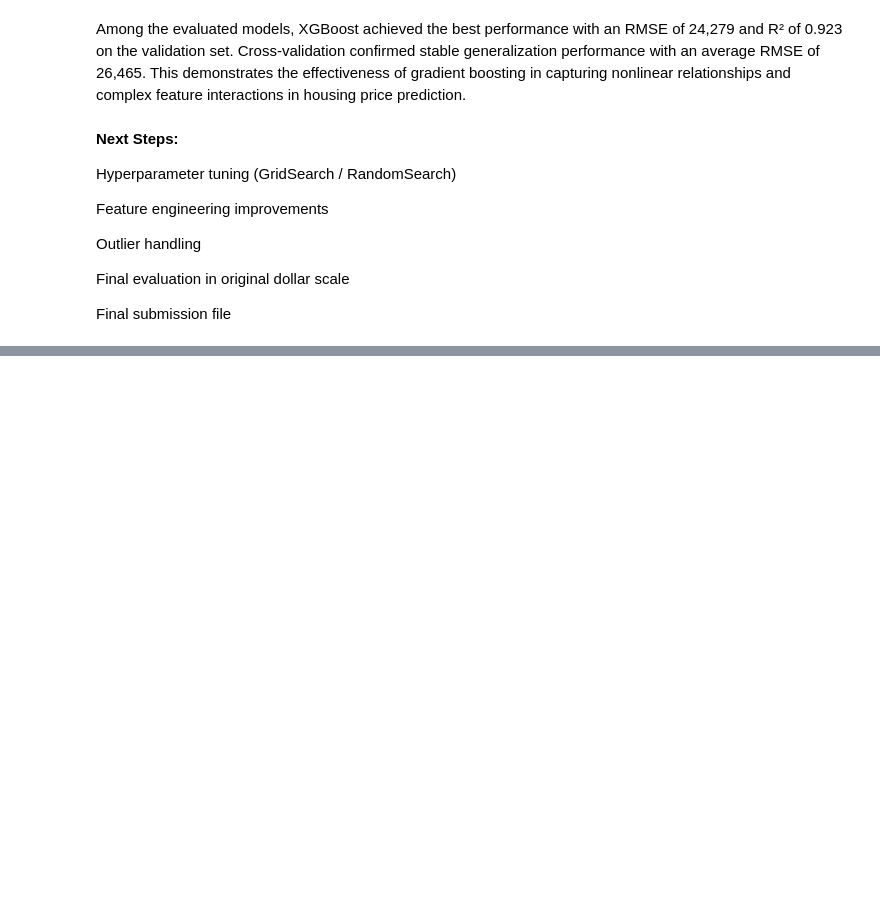
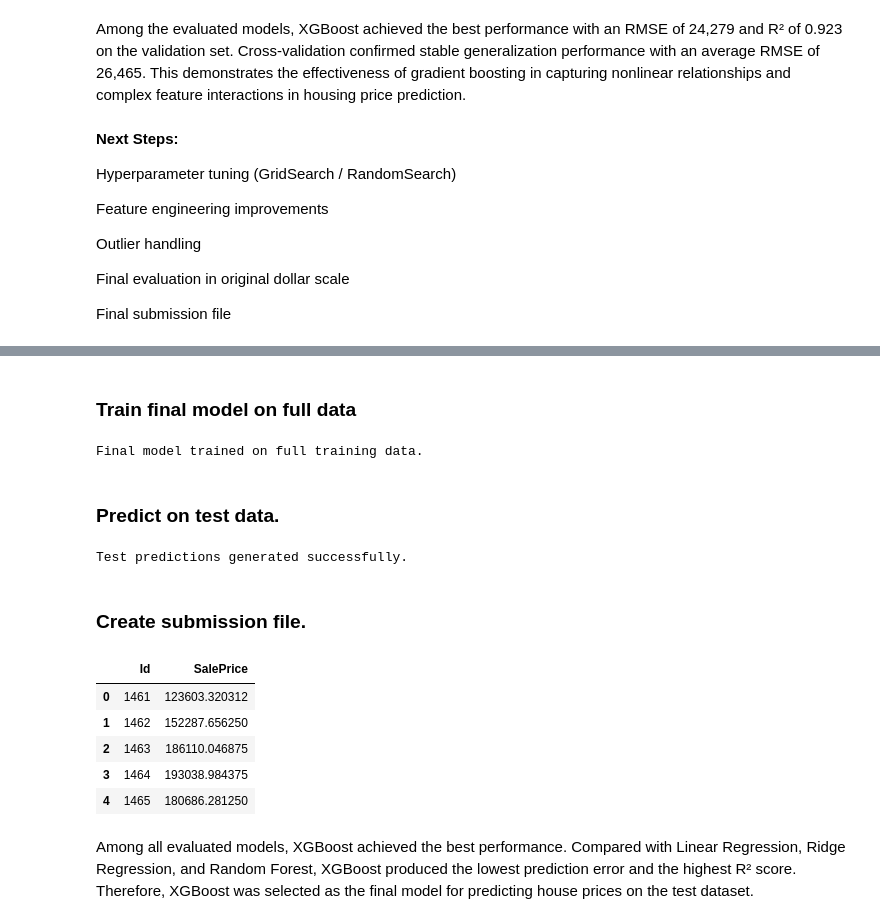
Before and after one commit to puppalasai-24/MSc_Data_Science_Project, a Jupyter notebook: DS_Project_PVSK.ipynb, the cells around one changed output, grey strips where cells are left out. Cells and saved outputs as stored; diff of their text form; code cells hidden in the pictures; blank space fills up the shorter version.

```diff
--- a/DS_Project_PVSK.ipynb
+++ b/DS_Project_PVSK.ipynb
@@ -709,0 +851,42 @@ Final submission file
+# %% [markdown]
+### Train final model on full data
+# %%
+final_xgb = XGBRegressor(
+    n_estimators=400,
+    learning_rate=0.05,
+    max_depth=4,
+    subsample=0.8,
+    colsample_bytree=0.8,
+    random_state=42,
+    n_jobs=-1
+)
+
+final_xgb.fit(X, y)
+print("Final model trained on full training data.")
+# %% [output]
+Final model trained on full training data.
+# %% [markdown]
+### Predict on test data.
+# %%
+final_predictions = final_xgb.predict(test_df)
+print("Test predictions generated successfully.")
+# %% [output]
+Test predictions generated successfully.
+# %% [markdown]
+### Create submission file.
+# %%
+submission = pd.DataFrame({
+    "Id": pd.read_csv(test_path)["Id"],
+    "SalePrice": final_predictions
+})
+
+submission.head()
+# %% [output]
+|  | Id | SalePrice |
+| 0 | 1461 | 123603.320312 |
+| 1 | 1462 | 152287.656250 |
+| 2 | 1463 | 186110.046875 |
+| 3 | 1464 | 193038.984375 |
+| 4 | 1465 | 180686.281250 |
+# %% [markdown]
+Among all evaluated models, XGBoost achieved the best performance. Compared with Linear Regression, Ridge Regression, and Random Forest, XGBoost produced the lowest prediction error and the highest R² score. Therefore, XGBoost was selected as the final model for predicting house prices on the test dataset.
```
Also changed, not shown: parts of 16 cells of this notebook.
